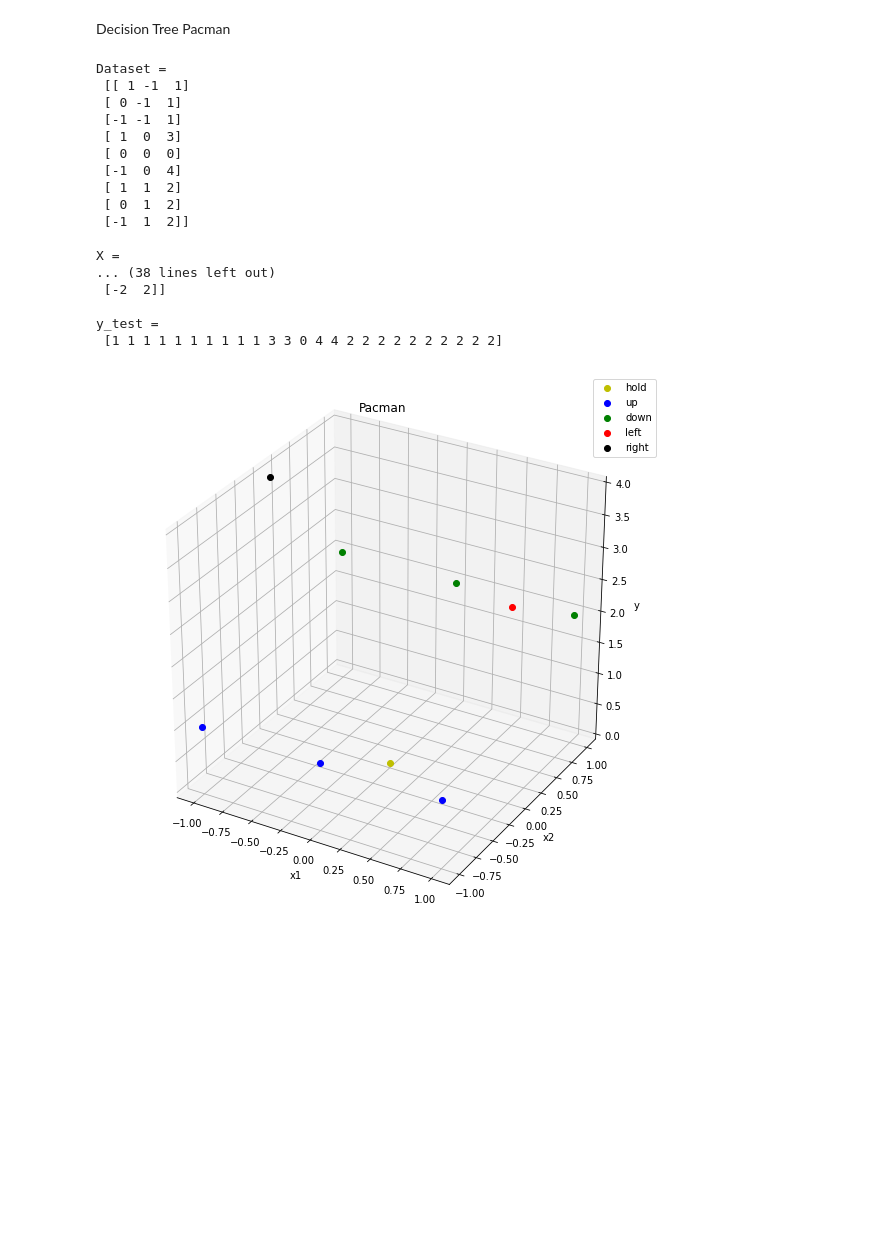
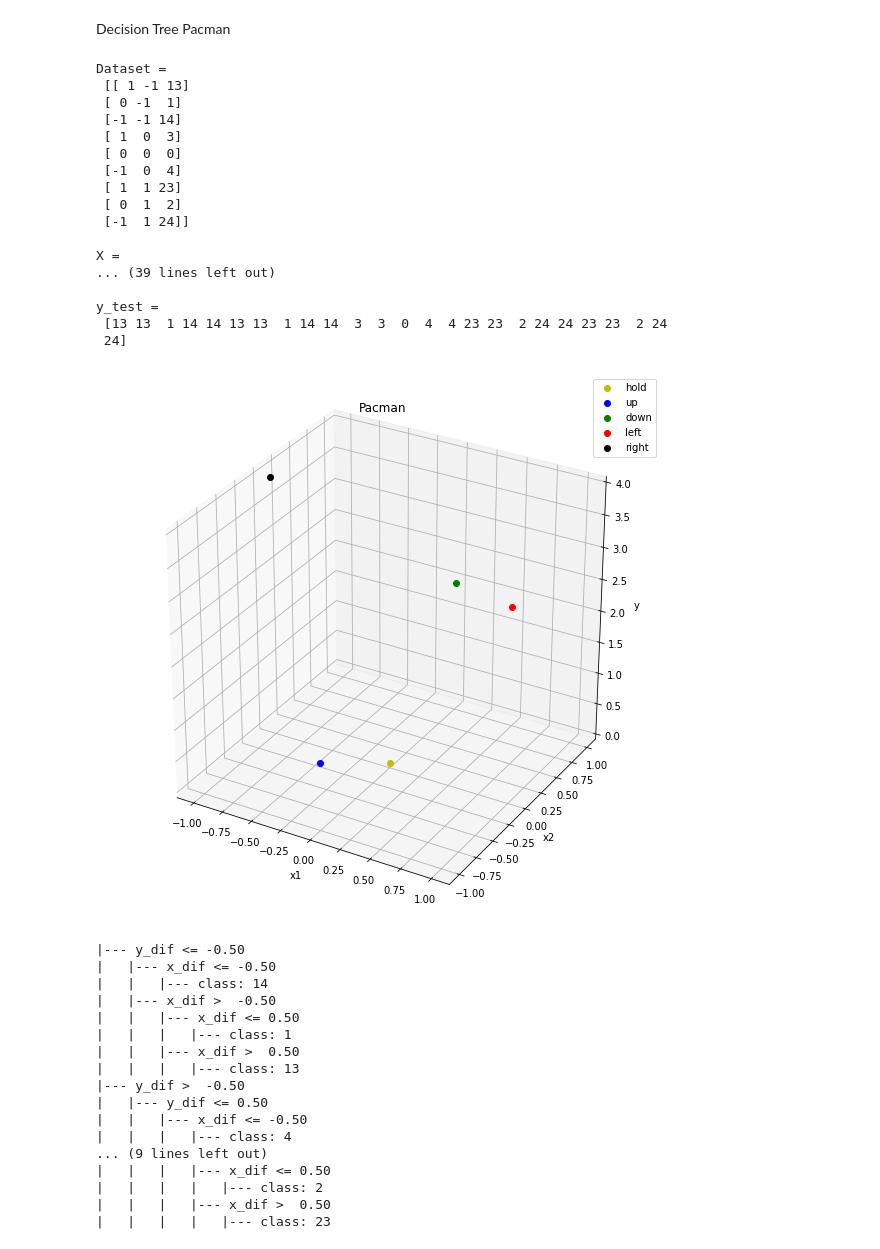
Before and after one commit to HristuStefanEpure/computer-vision, a Jupyter notebook: Decision_Tree_Pacman.ipynb, the cells around one changed output. Cells and saved outputs as stored; diff of their text form; code cells hidden in the pictures; blank space fills up the shorter version.

```diff
--- a/Decision_Tree_Pacman.ipynb
+++ b/Decision_Tree_Pacman.ipynb
@@ -4,6 +4,7 @@ Decision Tree Pacman
 from sklearn import tree
 from sklearn.tree import DecisionTreeClassifier
 from sklearn.tree import export_graphviz
+from sklearn.tree import export_text
 import numpy as np
 import matplotlib.pyplot as plt
 import graphviz
@@ -72,18 +73,32 @@ import graphviz
 #     #[-2, 2, 2],
 # ])
 
+# dataset = np.array([
+#     [1, -1, 1],
+#     [0, -1, 1],
+#     [-1, -1, 1],
+
+#     [1, 0, 3],
+#     [0, 0, 0],
+#     [-1, 0, 4],
+
+#     [1, 1, 2],
+#     [0, 1, 2],
+#     [-1, 1, 2],
+# ])
+
 dataset = np.array([
-    [1, -1, 1],
+    [1, -1, 13],
     [0, -1, 1],
-    [-1, -1, 1],
+    [-1, -1, 14],
 
     [1, 0, 3],
     [0, 0, 0],
     [-1, 0, 4],
 
-    [1, 1, 2],
+    [1, 1, 23],
     [0, 1, 2],
-    [-1, 1, 2],
+    [-1, 1, 24],
 ])
 print("Dataset = \n", dataset, "\n")
 
@@ -139,42 +154,64 @@ print("X_test = \n", X_test[:, 0:2], "\n")
 y_test = decision_tree.predict(X_test[:, 0:2])
 print("y_test = \n", y_test, "\n")
 
 plt.figure(figsize = (10, 10))
 ax = plt.axes(projection = '3d')
 ax.plot(X[:, 0][y == 0], X[:, 1][y == 0], y[y == 0], 'yo', label = 'hold')
 ax.plot(X[:, 0][y == 1], X[:, 1][y == 1], y[y == 1], 'bo', label = 'up')
 ax.plot(X[:, 0][y == 2], X[:, 1][y == 2], y[y == 2], 'go', label = 'down')
 ax.plot(X[:, 0][y == 3], X[:, 1][y == 3], y[y == 3], 'ro', label = 'left')
 ax.plot(X[:, 0][y == 4], X[:, 1][y == 4], y[y == 4], 'ko', label = 'right')
 ax.set_title('Pacman')
 ax.set_xlabel('x1')
 ax.set_ylabel('x2')
 _ = ax.set_zlabel('y')
 _ = ax.legend(loc = 'best')
 plt.show()
 
-tree_dot = export_graphviz(decision_tree,
-                           class_names = ['hold', 'up', 'down', 'left', 'right'],
-                           filled = True)
+r = export_text(decision_tree, feature_names = ["x_dif", "y_dif"])
+print(r)
+
+# tree_dot = export_graphviz(decision_tree,
+#                            class_names = ['hold', 'up', 'down', 'left', 'right'],
+#                            filled = True)
+
+tree_dot = export_graphviz(decision_tree, filled = True)
 graph = graphviz.Source(tree_dot)
 graph
 # %% [output]
 Dataset =
- [[ 1 -1  1]
+ [[ 1 -1 13]
  [ 0 -1  1]
- [-1 -1  1]
+ [-1 -1 14]
  [ 1  0  3]
  [ 0  0  0]
  [-1  0  4]
- [ 1  1  2]
+ [ 1  1 23]
  [ 0  1  2]
- [-1  1  2]]
+ [-1  1 24]]
 
 X =
-... (38 lines left out)
- [-2  2]]
+... (39 lines left out)
 
 y_test =
- [1 1 1 1 1 1 1 1 1 1 3 3 0 4 4 2 2 2 2 2 2 2 2 2 2]
+ [13 13  1 14 14 13 13  1 14 14  3  3  0  4  4 23 23  2 24 24 23 23  2 24
+ 24]
-[figure, old version]
+[figure, new version]
+|--- y_dif <= -0.50
+|   |--- x_dif <= -0.50
+|   |   |--- class: 14
+|   |--- x_dif >  -0.50
+|   |   |--- x_dif <= 0.50
+|   |   |   |--- class: 1
+|   |   |--- x_dif >  0.50
+|   |   |   |--- class: 13
+|--- y_dif >  -0.50
+|   |--- y_dif <= 0.50
+|   |   |--- x_dif <= -0.50
+|   |   |   |--- class: 4
+... (9 lines left out)
+|   |   |   |--- x_dif <= 0.50
+|   |   |   |   |--- class: 2
+|   |   |   |--- x_dif >  0.50
+|   |   |   |   |--- class: 23
 [drawing not drawn]
```
